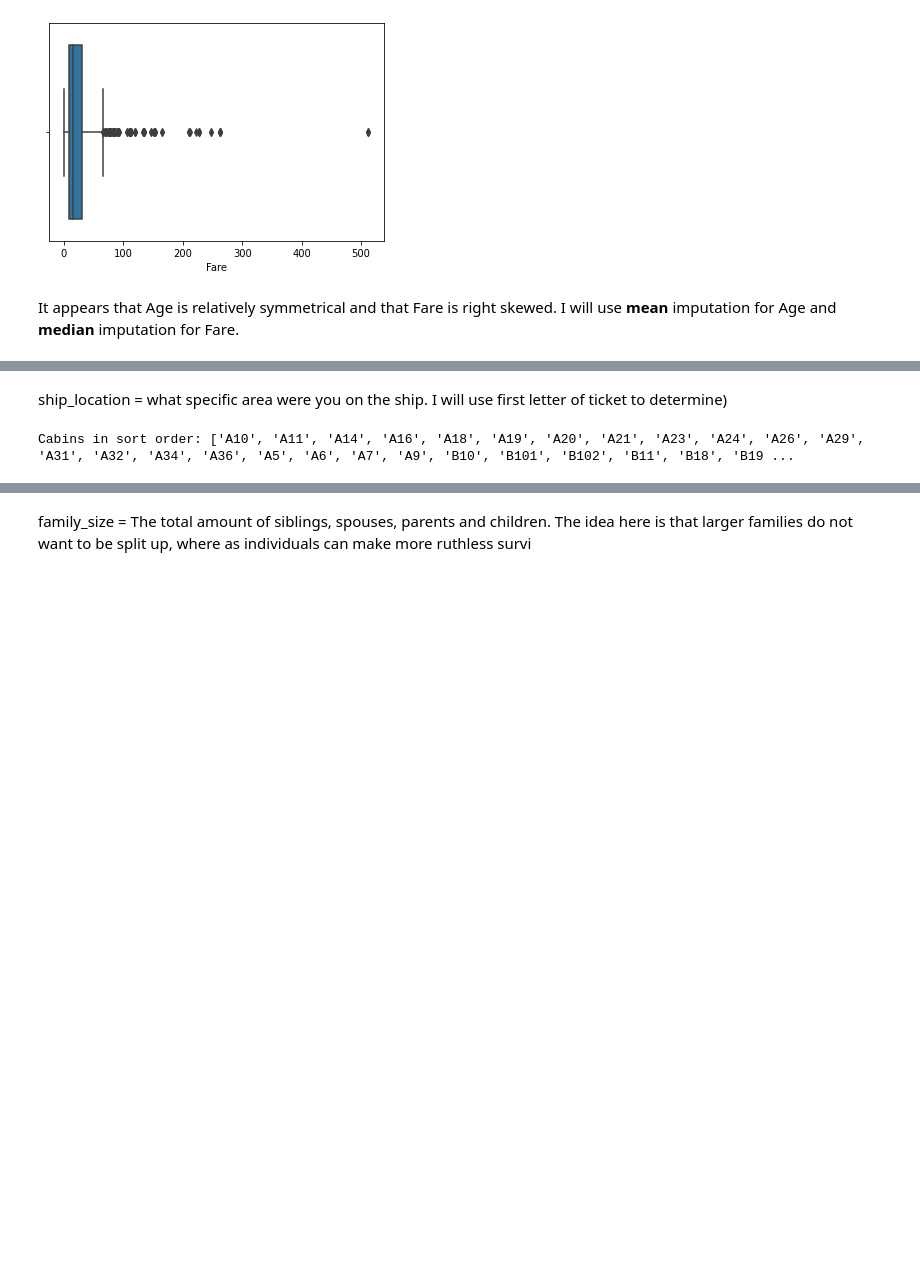
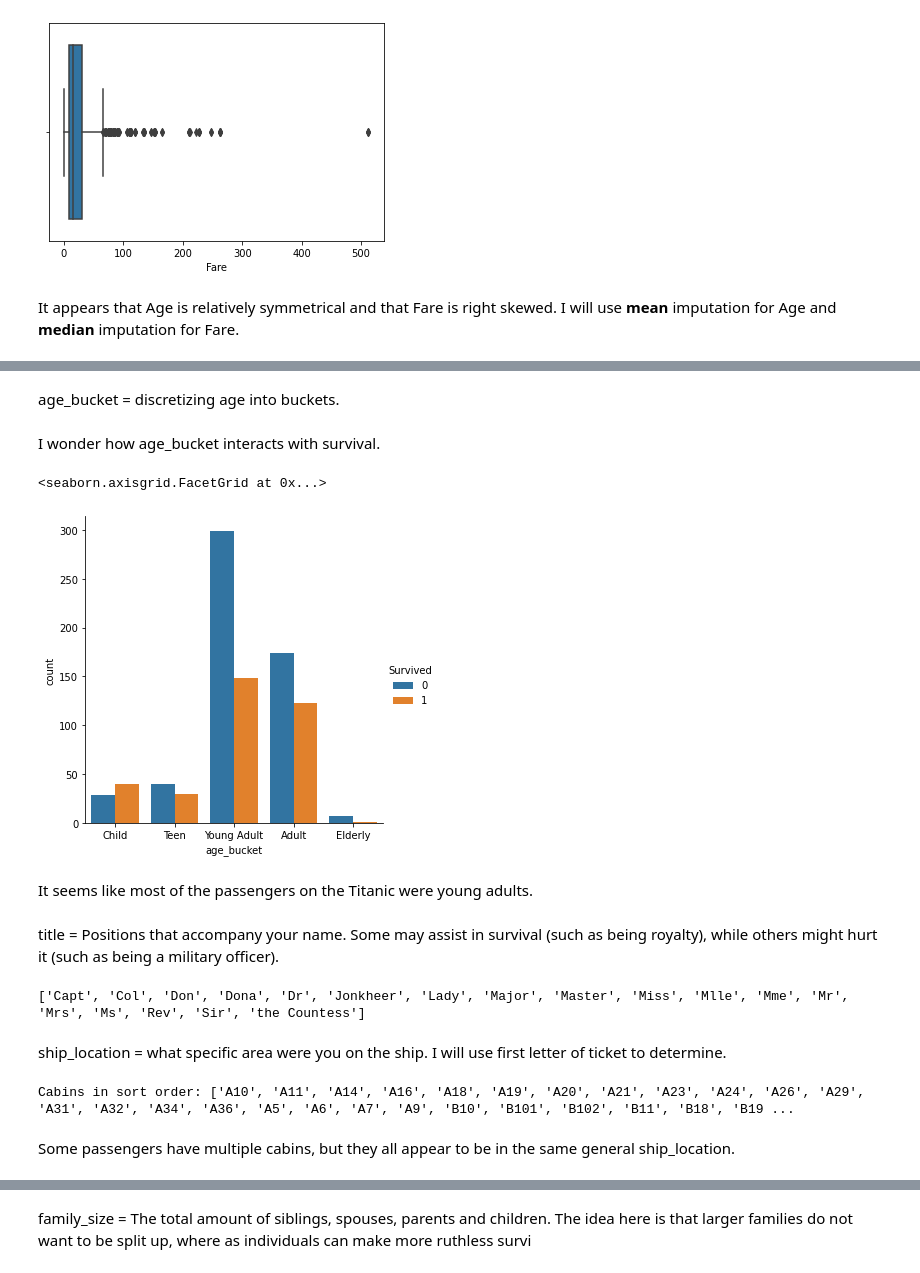
Before and after one commit to levimjoseph/kaggle-public, a Jupyter notebook: titanic-levimjoseph.ipynb, the cells around one changed output, grey strips where cells are left out. Drawn from its saved outputs; the diff is of its cells as text; code cells hidden in the pictures; blank space fills up the shorter version.

Commit message:
Kaggle Notebook | titanic-levimjoseph | Version 15

```diff
--- a/titanic-levimjoseph.ipynb
+++ b/titanic-levimjoseph.ipynb
@@ -459,0 +384,24 @@ memory usage: 49.1+ KB
+# %% [markdown]
+age_bucket = discretizing age into buckets.
+# %%
+# age_bucket
+age_bins = [0, 12, 18, 30, 65, 100]
+age_labels = ['Child', 'Teen', 'Young Adult','Adult', 'Elderly']
+
+e_train_df['age_bucket'] = pd.cut(x=e_train_df['Age'], bins=age_bins,
+                    labels=age_labels)
+
+e_test_df['age_bucket'] = pd.cut(x=e_test_df['Age'], bins=age_bins,
+                    labels=age_labels)
+# %% [markdown]
+I wonder how age_bucket interacts with survival.
+# %%
+# ship_location and survived
+sns.catplot(x='age_bucket', hue='Survived', data=e_train_df, kind='count')
+# %% [output]
+<seaborn.axisgrid.FacetGrid at 0x...>
+[figure, added]
+# %% [markdown]
+It seems like most of the passengers on the Titanic were young adults.
+# %% [markdown]
+title = Positions that accompany your name. Some may assist in survival (such as being royalty), while others might hurt it (such as being a military officer).
@@ -459,0 +417,9 @@ memory usage: 49.1+ KB
+# %%
+# unique titles
+train_title_set = set(e_train_df['title'].tolist())
+test_title_set = set(e_test_df['title'].tolist())
+title_sorted = sorted(train_title_set.union(test_title_set))
+
+print(title_sorted)
+# %% [output]
+['Capt', 'Col', 'Don', 'Dona', 'Dr', 'Jonkheer', 'Lady', 'Major', 'Master', 'Miss', 'Mlle', 'Mme', 'Mr', 'Mrs', 'Ms', 'Rev', 'Sir', 'the Countess']
@@ -460,5 +439,5 @@ memory usage: 49.1+ KB
 # %% [markdown]
-ship_location = what specific area were you on the ship. I will use first letter of ticket to determine)
+ship_location = what specific area were you on the ship. I will use first letter of ticket to determine.
 # %%
 # ship_location
 train_cabin_set = set(e_train_df['Cabin'].tolist())
@@ -467,6 +446,8 @@ cabins_sorted = sorted(train_cabin_set.union(test_cabin_set))
 print(f'Cabins in sort order: {cabins_sorted}')
 # %% [output]
 Cabins in sort order: ['A10', 'A11', 'A14', 'A16', 'A18', 'A19', 'A20', 'A21', 'A23', 'A24', 'A26', 'A29', 'A31', 'A32', 'A34', 'A36', 'A5', 'A6', 'A7', 'A9', 'B10', 'B101', 'B102', 'B11', 'B18', 'B19 ...
+# %% [markdown]
+Some passengers have multiple cabins, but they all appear to be in the same general ship_location.
 # %%
 # ship_location
 e_train_df['ship_location'] = e_train_df['Cabin'].astype(str).str[0]
```
Also changed, not shown: parts of 23 cells of this notebook.
